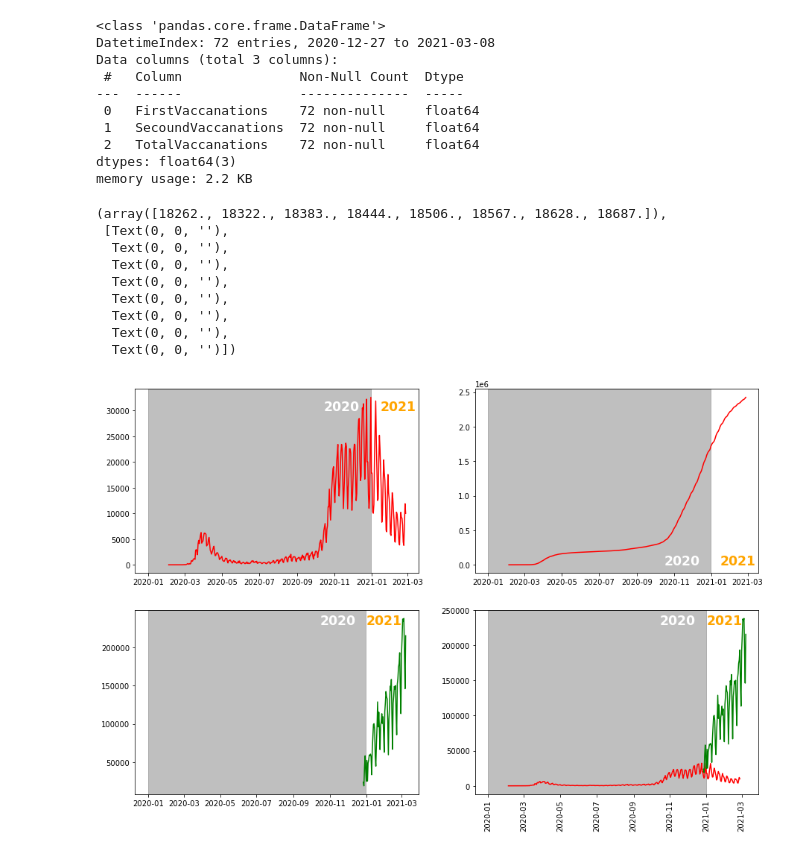
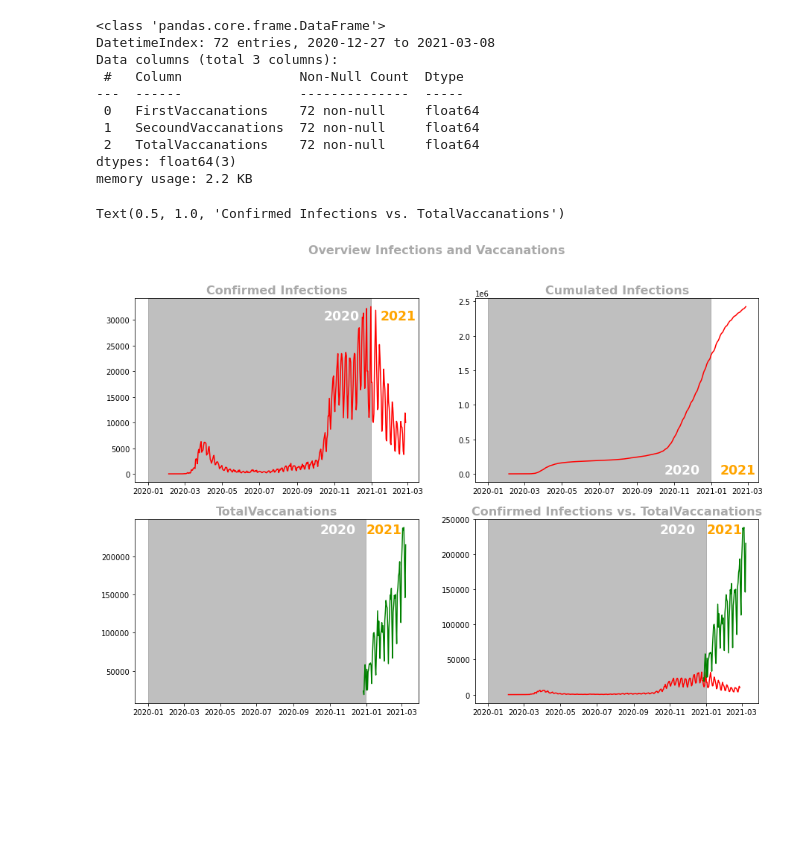
Before and after one commit to SebastianW89/COVID_19_GERMANY, a Jupyter notebook: COVID_WORLD.ipynb, the cells around one changed output. Drawn from its saved outputs; the diff is of its cells as text; code cells hidden in the pictures; blank space fills up the shorter version.

```diff
--- a/COVID_WORLD.ipynb
+++ b/COVID_WORLD.ipynb
@@ -367,46 +367,48 @@ infecctions_cum=df_ref_hos_ger_obs.set_index('date')
 infecctions_cum=infecctions_cum['confirmed_infections'].cumsum()
 # %%
 fig,ax=plt.subplots(2,2,figsize=(15,10))
+fig.suptitle('Overview Infections and Vaccanations',fontsize=16,
+            fontweight='bold',
+            color='darkgrey')
 
 ax1=ax[0,0]
 ax1.plot(df_ref_hos_ger_obs['date'],df_ref_hos_ger_obs['confirmed_infections'],color='red')
 ax1.axvspan(datetime.date(2020,1,1),datetime.date(2020,12,31),color='grey',alpha=.5)
 ax1.text(x=datetime.date(2020,10,15),y=30000,s='2020',color='white',fontsize='xx-large',fontweight='bold')
 ax1.text(x=datetime.date(2021,1,15),y=30000,s='2021',color='orange',fontsize='xx-large',fontweight='bold')
+ax1.set_title(label='Confirmed Infections',fontdict={'fontsize':16,'color':'darkgrey','fontweight':'bold'})
 
 
 ax2=ax[0,1]
 ax2.plot(infecctions_cum,color='red')
 ax2.axvspan(datetime.date(2020,1,1),datetime.date(2020,12,31),color='grey',alpha=.5)
 ax2.text(x=datetime.date(2020,10,15),y=2,s='2020',color='white',fontsize='xx-large',fontweight='bold')
 ax2.text(x=datetime.date(2021,1,15),y=2,s='2021',color='orange',fontsize='xx-large',fontweight='bold')
+ax2.set_title(label='Cumulated Infections',fontdict={'fontsize':16,'color':'darkgrey','fontweight':'bold'})
 
 ax3=ax[1,0]
 ax3.plot(vac.index,vac['TotalVaccanations'],color='green')
 ax3.axvspan(datetime.date(2020,1,1),datetime.date(2020,12,31),color='grey',alpha=.5)
 ax3.text(x=datetime.date(2020,10,15),y=230000,s='2020',color='white',fontsize='xx-large',fontweight='bold')
 ax3.text(x=datetime.date(2021,1,1),y=230000,s='2021',color='orange',fontsize='xx-large',fontweight='bold')
+ax3.set_title(label='TotalVaccanations',fontdict={'fontsize':16,'color':'darkgrey','fontweight':'bold'})
 
 
 ax4=ax[1,1]
 ax4.plot(df_ref_hos_ger_obs['date'],df_ref_hos_ger_obs['confirmed_infections'],color='red')
 ax4.plot(vac.index,vac['TotalVaccanations'],color='green')
 ax4.axvspan(datetime.date(2020,1,1),datetime.date(2020,12,31),color='grey',alpha=.5)
 ax4.text(x=datetime.date(2020,10,15),y=230000,s='2020',color='white',fontsize='xx-large',fontweight='bold')
 ax4.text(x=datetime.date(2021,1,1),y=230000,s='2021',color='orange',fontsize='xx-large',fontweight='bold')
+ax4.set_title(label='Confirmed Infections vs. TotalVaccanations',fontdict={'fontsize':16,'color':'darkgrey','fontweight':'bold'})
 
-plt.xticks(rotation=90)
+
+#plt.xticks(rotation=90)
+#for tick in ax:
+ #   plt.xticks(rotation=90)
 # %% [output]
-(array([18262., 18322., 18383., 18444., 18506., 18567., 18628., 18687.]),
- [Text(0, 0, ''),
-  Text(0, 0, ''),
-  Text(0, 0, ''),
-  Text(0, 0, ''),
-  Text(0, 0, ''),
-  Text(0, 0, ''),
-  Text(0, 0, ''),
-  Text(0, 0, '')])
+Text(0.5, 1.0, 'Confirmed Infections vs. TotalVaccanations')
-[figure, old version]
+[figure, new version]
 # %%
 #ineplot_func(data=df_ref_hos_ger_obs,x='date',y='deaths_upper',title='Deaths Germany')
 #df_ref_hos_ger_obs.info()
```
Also changed, not shown: parts of 1 cell of this notebook.
